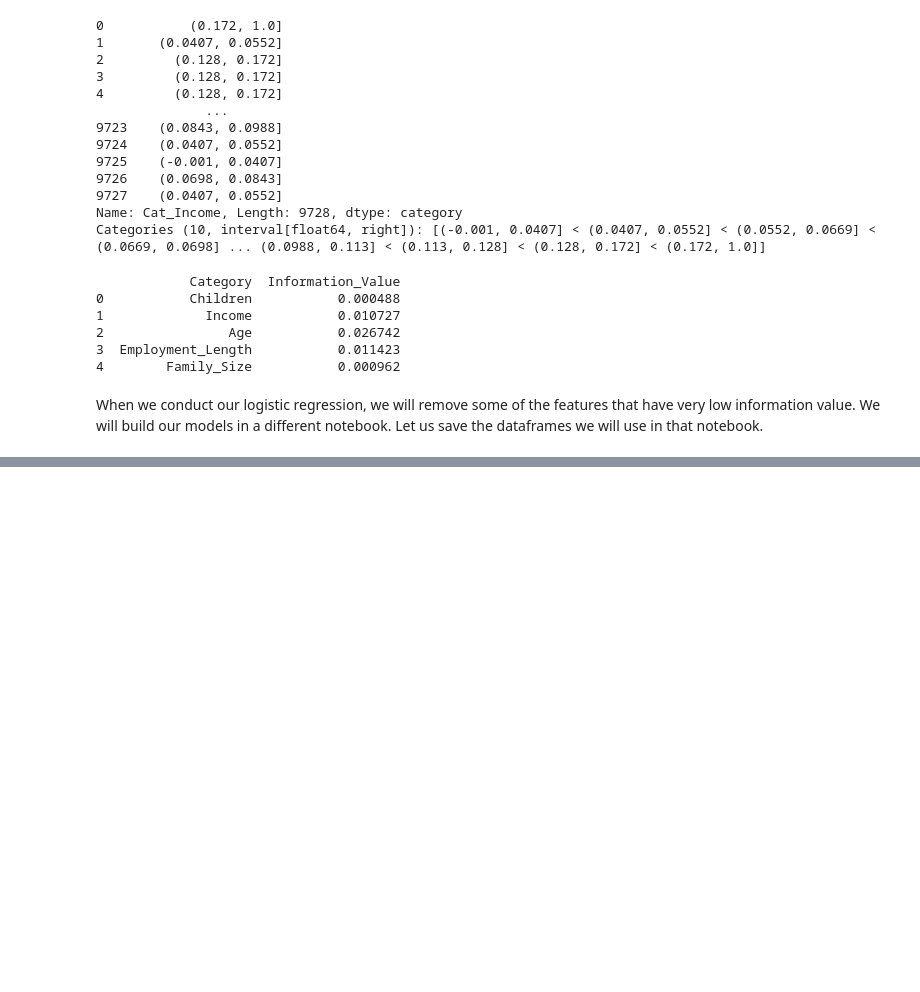
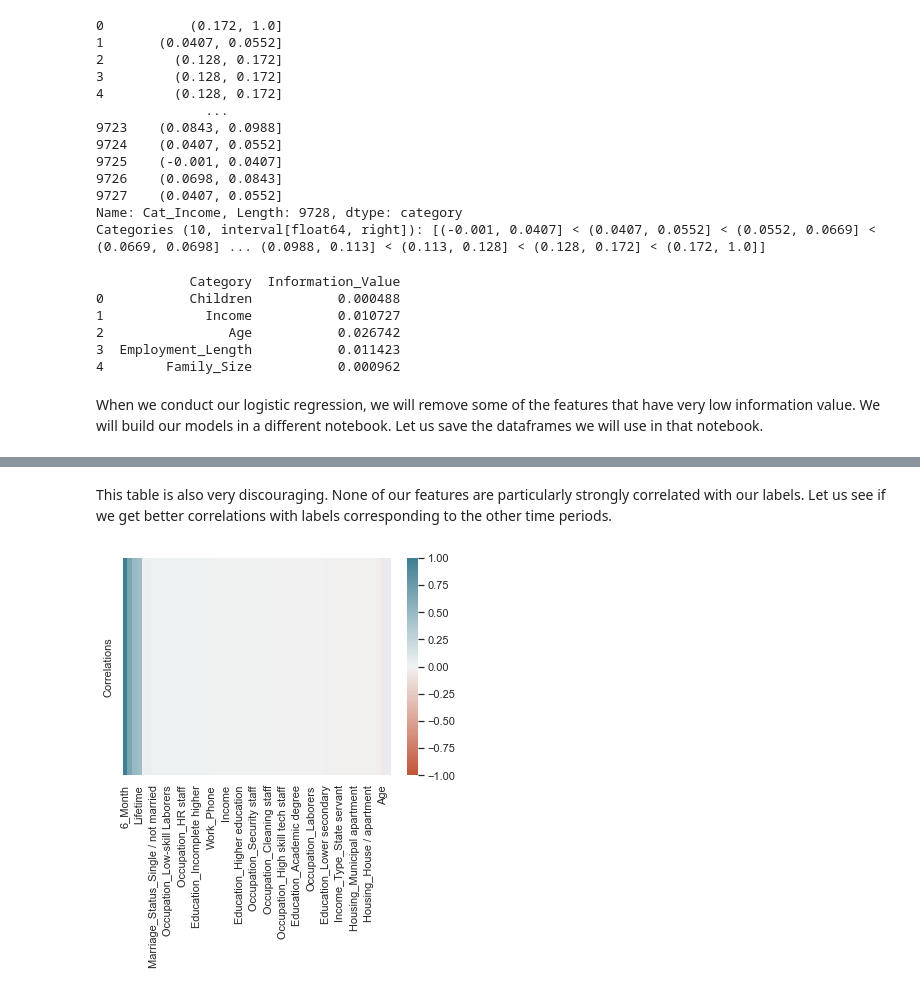
Before and after one commit to SiddharthNVenkatesh/Credit-Score-Model, a Jupyter notebook: Exploratory Data Analysis.ipynb, the cells around one changed output, grey strips where cells are left out. Drawn from its saved outputs; the diff is of its cells as text; code cells hidden in the pictures; blank space fills up the shorter version.

Commit message:
feat: Add correlations of other labels
Computed correlations of features with labels corresponding to different performance windows.

```diff
--- a/Exploratory Data Analysis.ipynb
+++ b/Exploratory Data Analysis.ipynb
@@ -365,0 +364,13 @@ This table is also very discouraging. None of our features are particularly stro
+# %% [markdown]
+This table is also very discouraging. None of our features are particularly strongly correlated with our labels.
+Let us see if we get better correlations with labels corresponding to the other time periods.
+# %%
+correlations_6_month = feat_without_id.apply(lambda x: corr(x, label='6_Month')).rename(index={0: "Correlations"})
+
+sorted_correlations_6_month = correlations_6_month.sort_values(by="Correlations", axis=1, ascending=False)
+
+%matplotlib inline
+sns.set_theme()
+ax = sns.heatmap(sorted_correlations_6_month, vmin=-1, vmax=1, center=0, cmap=sns.diverging_palette(20, 220, n=200))
+# %% [output]
+[figure, added]
```
Also changed, not shown: parts of 17 cells of this notebook.
